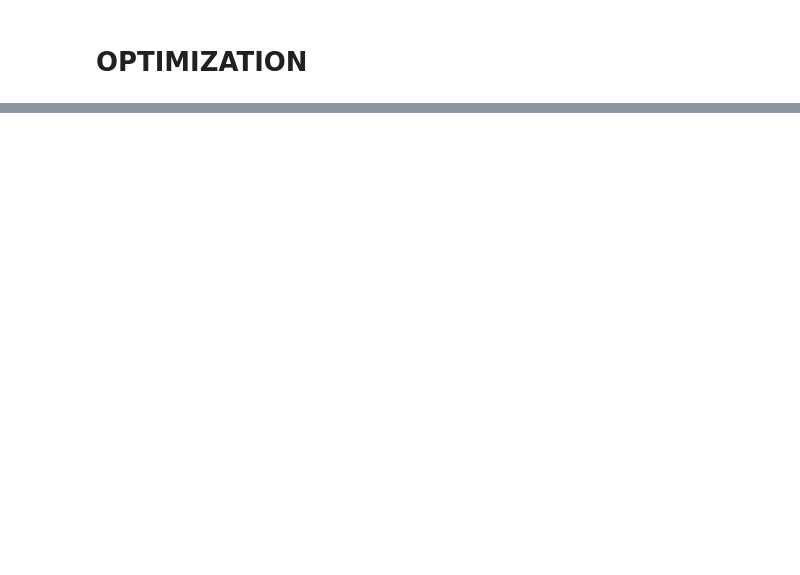
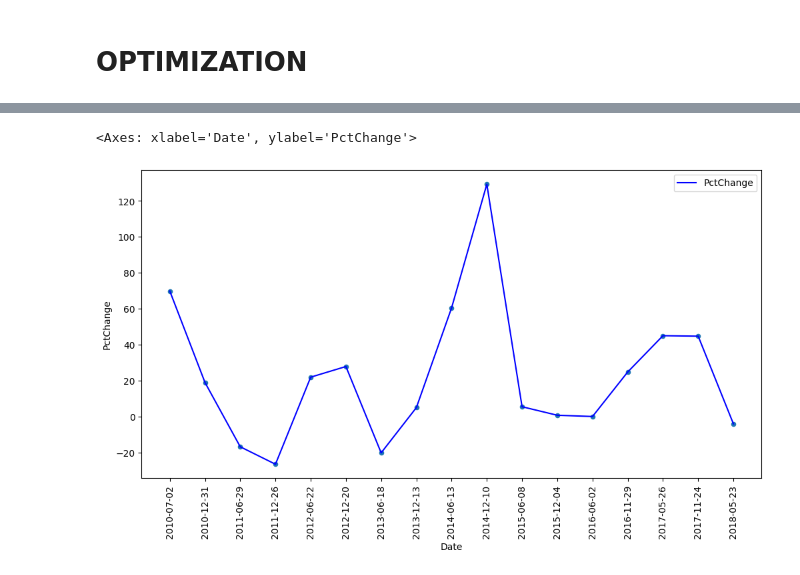
Before and after one commit to sammy429b/GOSMP, a Jupyter notebook: Past_optimizationv2.ipynb, the cells around one changed output, grey strips where cells are left out. Drawn from its saved outputs; the diff is of its cells as text; code cells hidden in the pictures; blank space fills up the shorter version.

Commit message:
Add plot for percentChange

```diff
--- a/Past_optimizationv2.ipynb
+++ b/Past_optimizationv2.ipynb
@@ -360,2 +361,2 @@ def BackTest(startDate, duration, weights):
 # %%
-BackTest("2010-01-05",256, weights)
+window, total_windows = BackTest("2010-01-05", 3000, weights)
@@ -380,5 +367,16 @@ defaultdict(dict,
 # %%
-# start = datetime.datetime.strptime('2010-01-01',"%Y-%m-%d")
-# end_date = start+ datetime.timedelta(days=30*6)
-# temp = newTimeDf.loc[start:end_date, :]
-str(temp[i].iloc[0:].index[0])[:10]
+def PercentChange(window, totalWindows):
+    pctChange = []
+    endDate = []
+    for part in range(1, totalWindows+1):
+        startPrice = endPrice = 0
+        end = None
+        for key, value in window.items():
+            cycle = window[key].get(part)
+            startPrice += cycle['date_start_price']
+            endPrice += cycle['date_end_price']
+            # print(part , cycle['date_end'])
+            end = cycle['date_end']
+        endDate.append(end)
+        pctChange.append(((endPrice - startPrice)/startPrice * 100))
+    return pctChange, endDate
@@ -387,2 +383,2 @@ str(temp[i].iloc[0:].index[0])[:10]
 # %%
-temp.head(1), temp.tail(1)
+portfolioPercentChange, endDates = PercentChange(window, total_windows)
@@ -395,0 +385,5 @@ temp.head(1), temp.tail(1)
+# %%
+portfolio = pd.DataFrame({
+    'Date': endDates,
+    'PctChange': portfolioPercentChange
+})
@@ -395,0 +411,7 @@ temp.head(1), temp.tail(1)
+# %%
+# plt.plot(data=portfolio)
+ax = portfolio.plot(x="Date", y="PctChange", kind="scatter", figsize=[12,6], style='b', rot=90)
+portfolio.plot(x="Date", y="PctChange", kind="line", ax=ax, style='b', rot=90)
+# %% [output]
+<Axes: xlabel='Date', ylabel='PctChange'>
+[figure, added]
```
Also changed, not shown: parts of 19 cells of this notebook, 1 other file.
